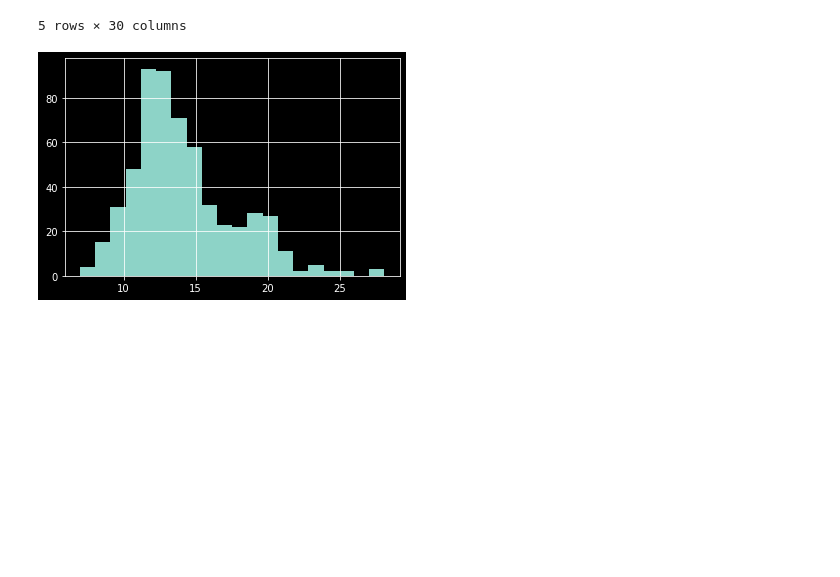
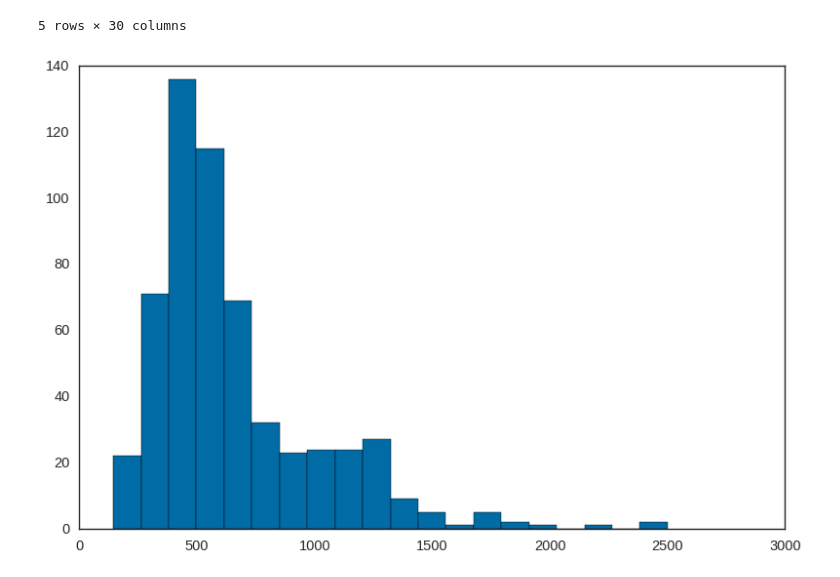
Before and after one commit to mtanviruzzaman/statquest-statistics, a Jupyter notebook: statistics.ipynb, the cells around one changed output. Drawn from its saved outputs; the diff is of its cells as text; code cells hidden in the pictures; blank space fills up the shorter version.

```diff
--- a/statistics.ipynb
+++ b/statistics.ipynb
@@ -31,9 +22,11 @@ df.head()
 | 3 | 11.42 | 20.38 | 77.58 | 386.1 | 0.14250 | 0.28390 | ... |
 | 4 | 20.29 | 14.34 | 135.10 | 1297.0 | 0.10030 | 0.13280 | ... |
 5 rows × 30 columns
-# %%
-df["mean radius"].hist(bins=20)
-plt.show()
-# %% [output]
-[figure, removed]
+# %%
+# histogram: https://www.youtube.com/watch?v=qBigTkBLU6g&list=PLblh5JKOoLUK0FLuzwntyYI10UQFUhsY9&index=1&pp=iAQB
+
+plt.hist(df["mean area"], bins=20)
+plt.show()
+# %% [output]
+[figure, added]
 # %%
```
Also changed, not shown: parts of 5 cells of this notebook.
